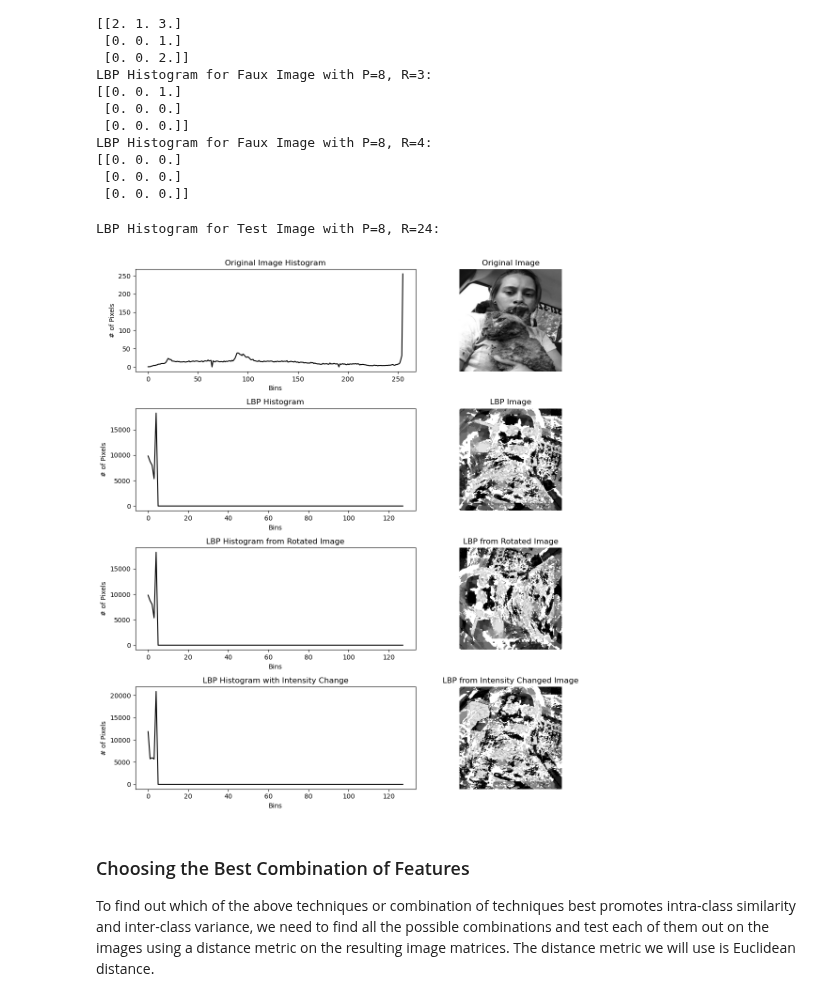
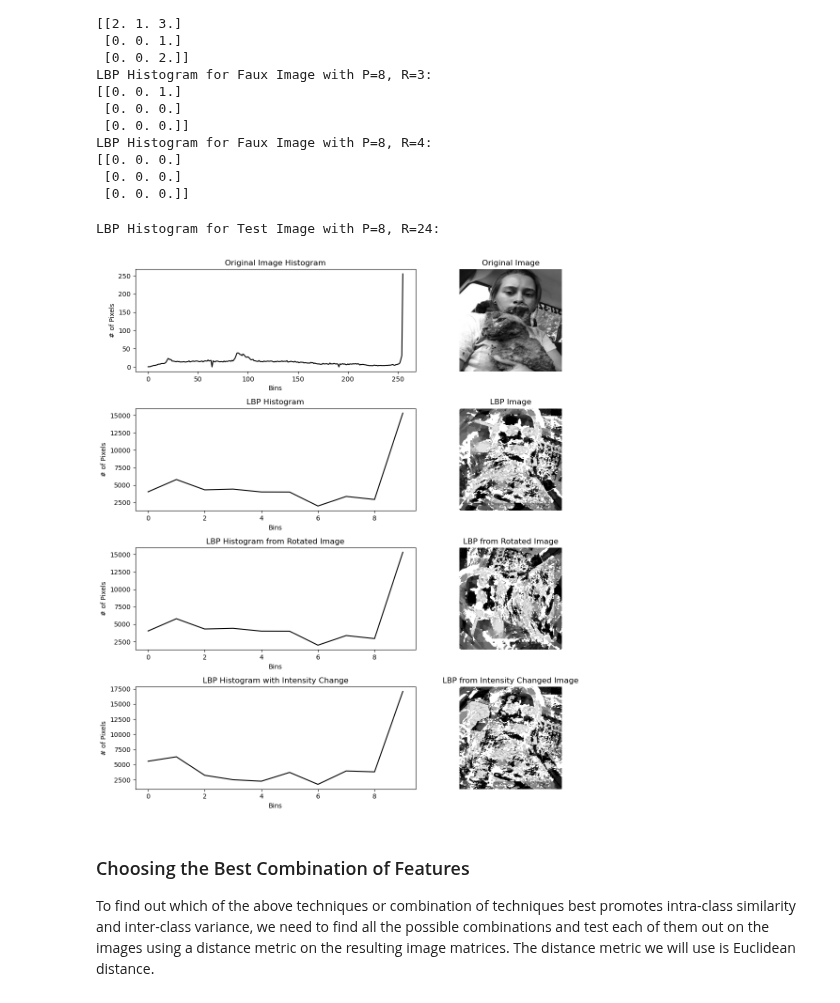
Before and after one commit to AgafiaB/SURE-2025, a Jupyter notebook: fullnotebook1.ipynb, the cells around one changed output. Drawn from its saved outputs; the diff is of its cells as text; code cells hidden in the pictures.

```diff
--- a/fullnotebook1.ipynb
+++ b/fullnotebook1.ipynb
@@ -371,12 +371,13 @@ hist = cv2.normalize(hist, None, 0, 255, norm_type=cv2.NORM_MINMAX)
 
 P = 8
 R = P*3
+bins = P + 2
 
 hist_lbp = local_binary_pattern(test_im, P=P, R=R, method='uniform')
 print(f"LBP Histogram for Test Image with P={P}, R={R}:")
 
 # 128 bins to be more realistic b/c in a ML model, lots of hists with 256 bins is too many features
-hist_np, _ = np.histogram(hist_lbp, bins=128, range=(0, 256))
+hist_np, _ = np.histogram(hist_lbp.ravel(), bins=bins, range=(0, bins))
 
 fig, axes = plt.subplots(4, 2, figsize=(12, 12))
 
@@ -403,40 +404,40 @@ axes[1, 1].axis('off')
 # rotate image to show rotation invariance
 test_im_rotated = np.rot90(test_im)
 hist_lbp_rotated_im = local_binary_pattern(test_im_rotated, P=P, R=R, method='uniform')
-hist_lbp_rotated_np, _ = np.histogram(hist_lbp_rotated_im, bins=128, range=(0, 256))
+hist_lbp_rotated_np, _ = np.histogram(hist_lbp_rotated_im.ravel(), bins=bins, range=(0, bins))
 
 axes[2, 1].imshow(hist_lbp_rotated_im, cmap='gray')
 axes[2, 1].set_title('LBP from Rotated Image')
 axes[2, 1].axis('off')
 
 axes[2, 0].plot(hist_lbp_rotated_np, color='black')
 axes[2, 0].set_title('LBP Histogram from Rotated Image')
 axes[2, 0].set_xlabel('Bins')
 axes[2, 0].set_ylabel('# of Pixels')
 
 # change greyscale intensity uniformly to show greyscale invariance
 test_im_gs_changed = np.clip(test_im + 50, 0, 255).astype(np.uint8)
 hist_lbp_gs_changed = local_binary_pattern(test_im_gs_changed, P=P, R=R, method='uniform')
-hist_lbp_gs_changed_np, _ = np.histogram(hist_lbp_gs_changed, bins=128, range=(0, 256))
+hist_lbp_gs_changed_np, _ = np.histogram(hist_lbp_gs_changed.ravel(), bins=bins, range=(0, bins))
 
 # uncomment to see px intensity differences
 # Image.fromarray(test_im_gs_changed).show()
 # Image.fromarray(test_im).show()
 
 axes[3, 0].plot(hist_lbp_gs_changed_np, color='black')
 axes[3, 0].set_title('LBP Histogram with Intensity Change')
 axes[3, 0].set_xlabel('Bins')
 axes[3, 0].set_ylabel('# of Pixels')
 
 axes[3, 1].imshow(hist_lbp_gs_changed, cmap='gray')
 axes[3, 1].set_title('LBP from Intensity Changed Image')
 axes[3, 1].axis('off')
 
 plt.tight_layout()
 plt.show()
 # %% [output]
 LBP Histogram for Test Image with P=8, R=24:
-[figure, old version]
+[figure, new version]
 # %% [markdown]
 ### Choosing the Best Combination of Features
 
```
Also changed, not shown: parts of 1 cell of this notebook.
